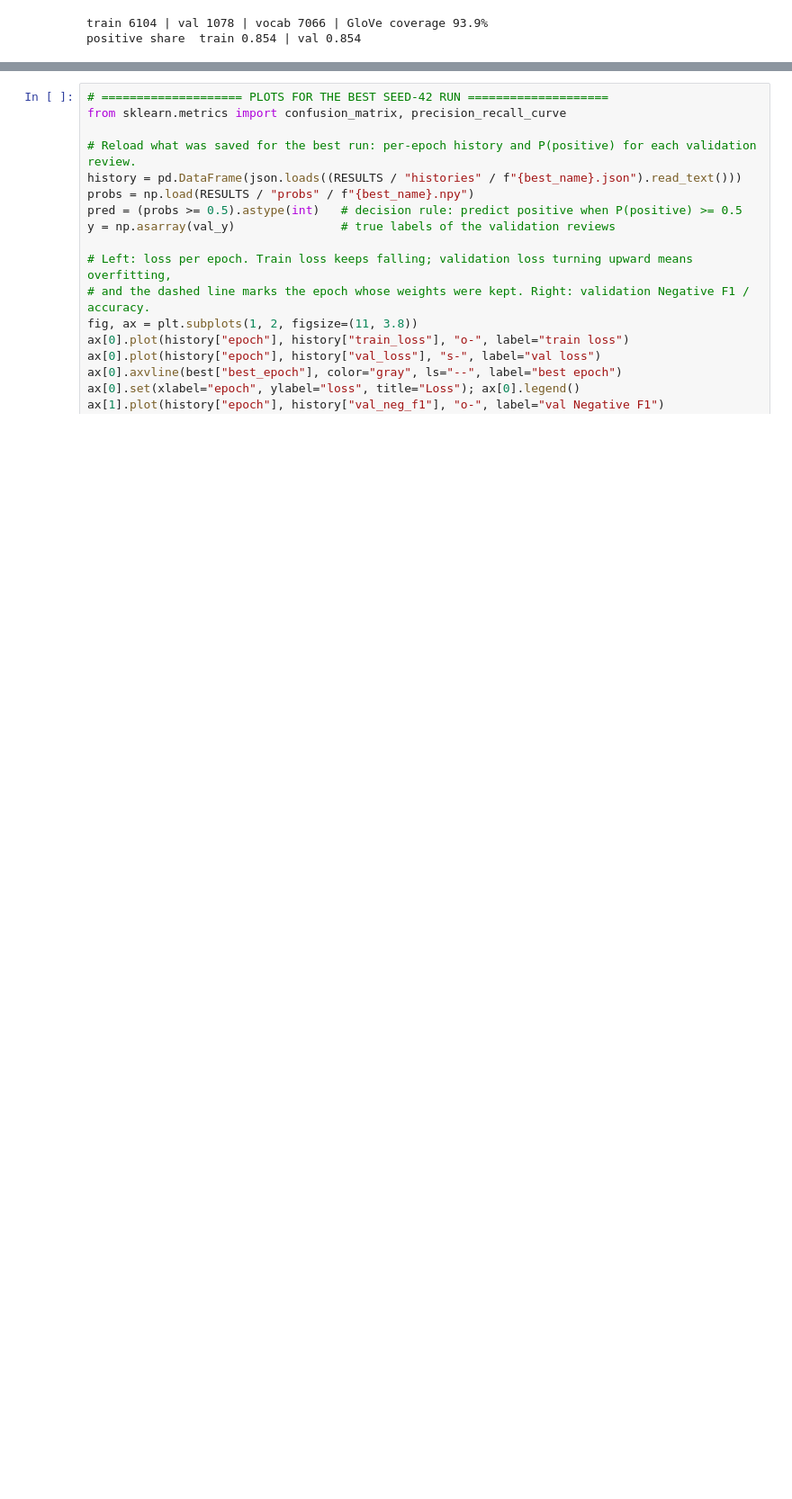
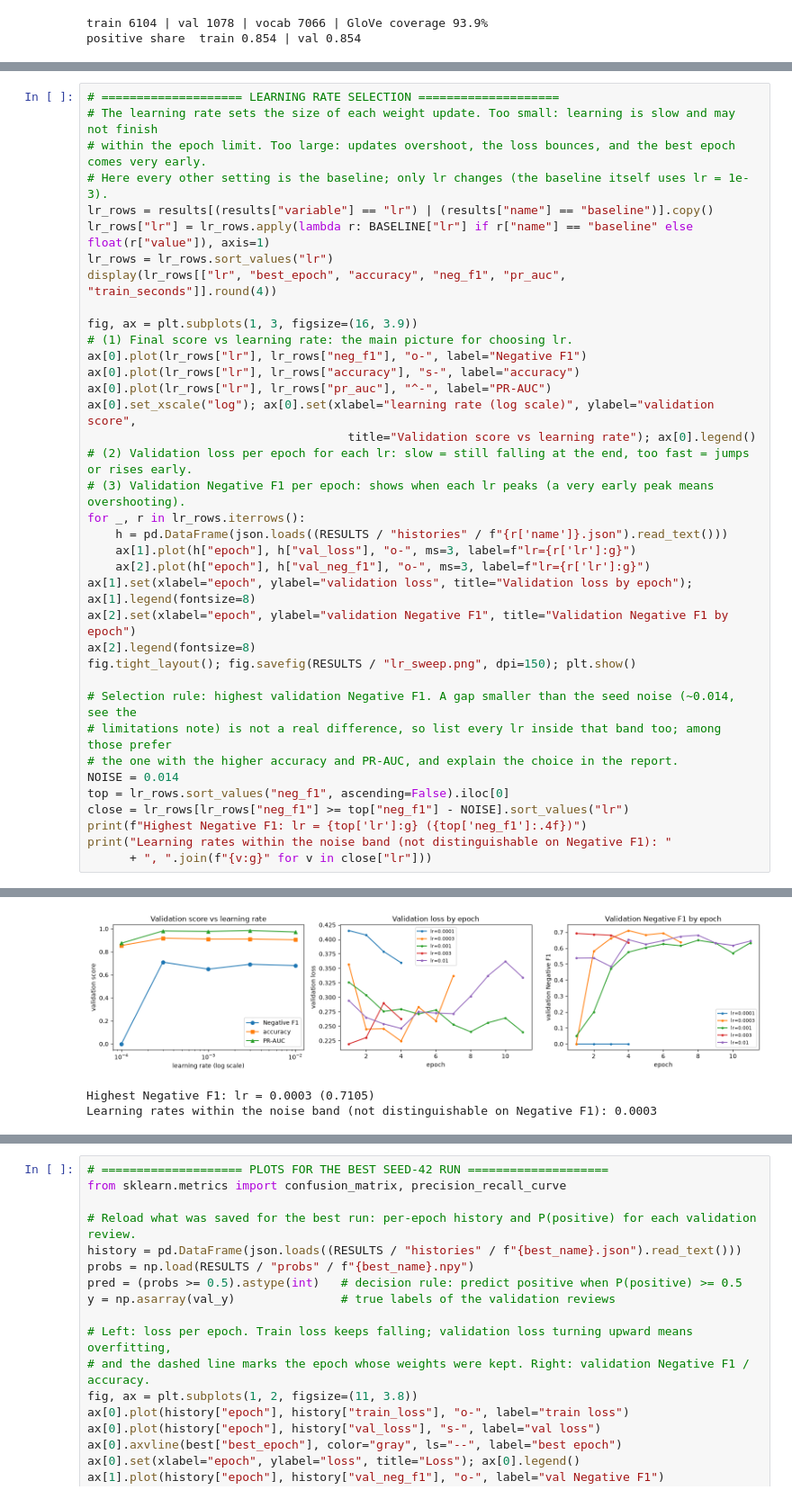
Before and after one commit to OswinJTC/IE4483-AI-Data-Mining-Project, a Jupyter notebook: 02_GloVe_BiLSTM.ipynb, the cells around one changed output, grey strips where cells are left out. Shown at 90% size. Cells and saved outputs as stored; diff of their text form; blank space fills up the shorter version.

```diff
--- a/02_GloVe_BiLSTM.ipynb
+++ b/02_GloVe_BiLSTM.ipynb
@@ -213,0 +216,38 @@ lr=0.003                 acc 0.9109  negF1 0.6923  PR-AUC 0.9851  epoch 1  144s
+# %%
+# ==================== LEARNING RATE SELECTION ====================
+# The learning rate sets the size of each weight update. Too small: learning is slow and may not finish
+# within the epoch limit. Too large: updates overshoot, the loss bounces, and the best epoch comes very early.
+# Here every other setting is the baseline; only lr changes (the baseline itself uses lr = 1e-3).
+lr_rows = results[(results["variable"] == "lr") | (results["name"] == "baseline")].copy()
+lr_rows["lr"] = lr_rows.apply(lambda r: BASELINE["lr"] if r["name"] == "baseline" else float(r["value"]), axis=1)
+lr_rows = lr_rows.sort_values("lr")
+display(lr_rows[["lr", "best_epoch", "accuracy", "neg_f1", "pr_auc", "train_seconds"]].round(4))
+
+fig, ax = plt.subplots(1, 3, figsize=(16, 3.9))
+# (1) Final score vs learning rate: the main picture for choosing lr.
+ax[0].plot(lr_rows["lr"], lr_rows["neg_f1"], "o-", label="Negative F1")
+ax[0].plot(lr_rows["lr"], lr_rows["accuracy"], "s-", label="accuracy")
+ax[0].plot(lr_rows["lr"], lr_rows["pr_auc"], "^-", label="PR-AUC")
+ax[0].set_xscale("log"); ax[0].set(xlabel="learning rate (log scale)", ylabel="validation score",
+                                     title="Validation score vs learning rate"); ax[0].legend()
+# (2) Validation loss per epoch for each lr: slow = still falling at the end, too fast = jumps or rises early.
+# (3) Validation Negative F1 per epoch: shows when each lr peaks (a very early peak means overshooting).
+for _, r in lr_rows.iterrows():
+    h = pd.DataFrame(json.loads((RESULTS / "histories" / f"{r['name']}.json").read_text()))
+    ax[1].plot(h["epoch"], h["val_loss"], "o-", ms=3, label=f"lr={r['lr']:g}")
+    ax[2].plot(h["epoch"], h["val_neg_f1"], "o-", ms=3, label=f"lr={r['lr']:g}")
+ax[1].set(xlabel="epoch", ylabel="validation loss", title="Validation loss by epoch"); ax[1].legend(fontsize=8)
+ax[2].set(xlabel="epoch", ylabel="validation Negative F1", title="Validation Negative F1 by epoch")
+ax[2].legend(fontsize=8)
+fig.tight_layout(); fig.savefig(RESULTS / "lr_sweep.png", dpi=150); plt.show()
+
+# Selection rule: highest validation Negative F1. A gap smaller than the seed noise (~0.014, see the
+# limitations note) is not a real difference, so list every lr inside that band too; among those prefer
+# the one with the higher accuracy and PR-AUC, and explain the choice in the report.
+NOISE = 0.014
+top = lr_rows.sort_values("neg_f1", ascending=False).iloc[0]
+close = lr_rows[lr_rows["neg_f1"] >= top["neg_f1"] - NOISE].sort_values("lr")
+print(f"Highest Negative F1: lr = {top['lr']:g} ({top['neg_f1']:.4f})")
+print("Learning rates within the noise band (not distinguishable on Negative F1): "
+      + ", ".join(f"{v:g}" for v in close["lr"]))
+# %% [output]
@@ -214,3 +260,6 @@ lr=0.003                 acc 0.9109  negF1 0.6923  PR-AUC 0.9851  epoch 1  144s
+[figure, added]
+Highest Negative F1: lr = 0.0003 (0.7105)
+Learning rates within the noise band (not distinguishable on Negative F1): 0.0003
 # %%
 # ==================== BEST CONFIGURATION: 3 SEEDS ====================
 # Pick the run with the highest validation Negative F1 (PR-AUC breaks ties). Negative F1 is the
```
Also changed, not shown: parts of 5 cells of this notebook, 2 other files.
